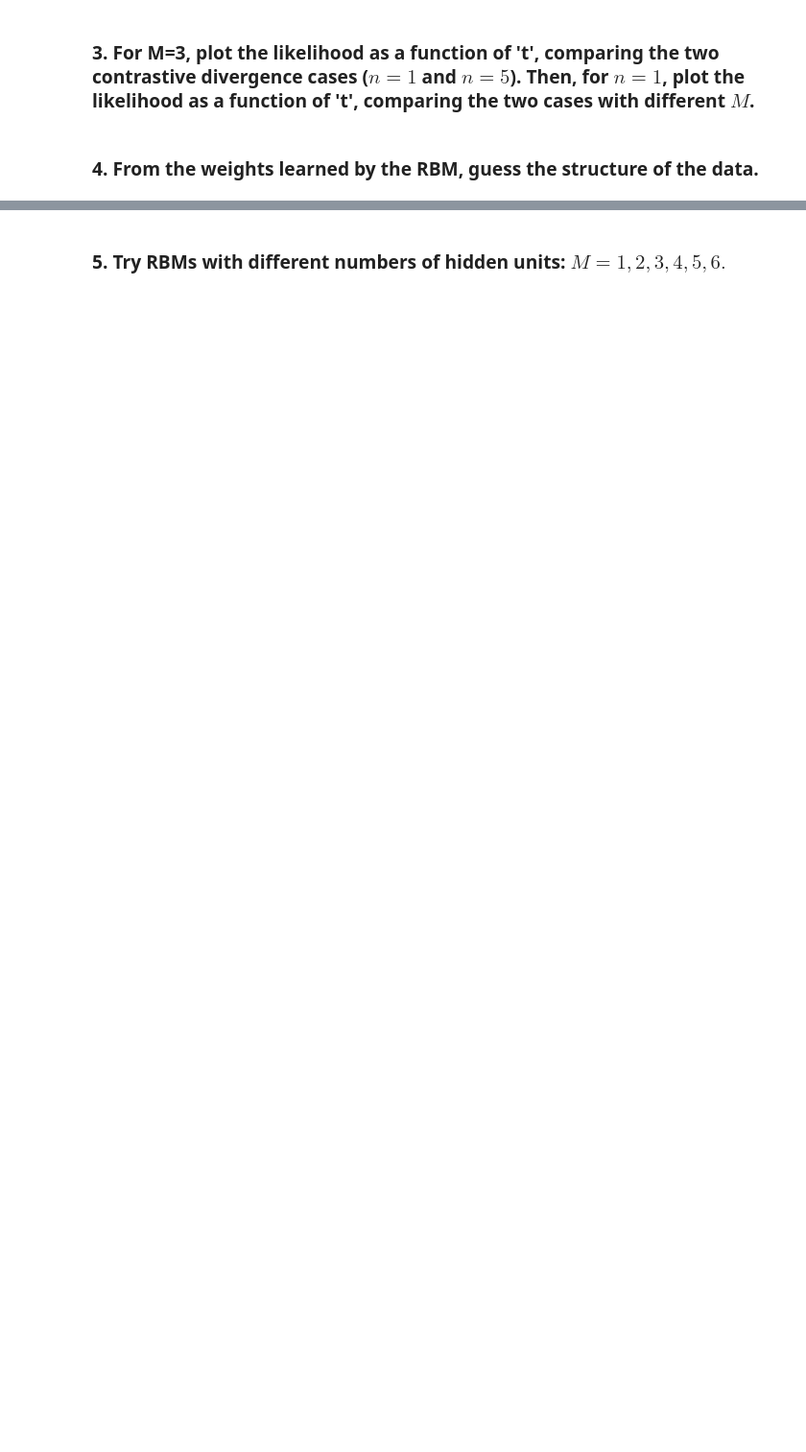
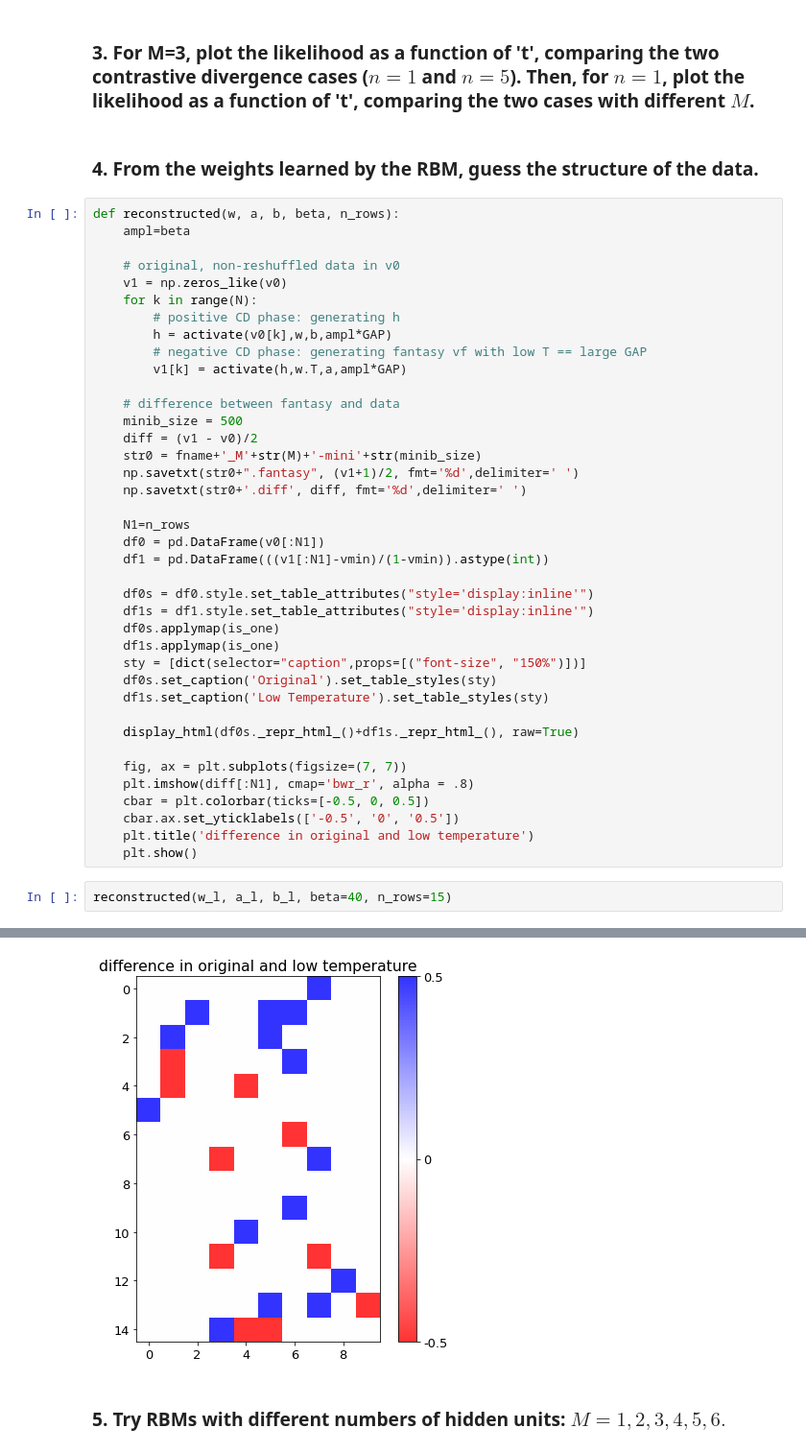
Before and after one commit to LauraRavagnani/LCP_mod_B, a Jupyter notebook: Ex4/RBM_24-giulia.ipynb, the cells around one changed output, grey strips where cells are left out. Shown at 96% size. Drawn from its saved outputs; the diff is of its cells as text; blank space fills up the shorter version.

```diff
--- a/Ex4/RBM_24-giulia.ipynb
+++ b/Ex4/RBM_24-giulia.ipynb
@@ -652,3 +659,45 @@ plt.show()
 ### 3. For M=3, plot the likelihood as a function of 't', comparing the two contrastive divergence cases ($n=1$ and $n=5$). Then, for $n=1$, plot the likelihood as a function of 't', comparing the two cases with different $M$.
 # %% [markdown]
 ### 4. From the weights learned by the RBM, guess the structure of the data.
+# %%
+def reconstructed(w, a, b, beta, n_rows):
+    ampl=beta
+
+    # original, non-reshuffled data in v0
+    v1 = np.zeros_like(v0)
+    for k in range(N):
+        # positive CD phase: generating h
+        h = activate(v0[k],w,b,ampl*GAP)
+        # negative CD phase: generating fantasy vf with low T == large GAP
+        v1[k] = activate(h,w.T,a,ampl*GAP)
+
+    # difference between fantasy and data
+    minib_size = 500
+    diff = (v1 - v0)/2
+    str0 = fname+'_M'+str(M)+'-mini'+str(minib_size)
+    np.savetxt(str0+".fantasy", (v1+1)/2, fmt='%d',delimiter=' ')
+    np.savetxt(str0+'.diff', diff, fmt='%d',delimiter=' ')
+
+    N1=n_rows
+    df0 = pd.DataFrame(v0[:N1])
+    df1 = pd.DataFrame(((v1[:N1]-vmin)/(1-vmin)).astype(int))
+
+    df0s = df0.style.set_table_attributes("style='display:inline'")
+    df1s = df1.style.set_table_attributes("style='display:inline'")
+    df0s.applymap(is_one)
+    df1s.applymap(is_one)
+    sty = [dict(selector="caption",props=[("font-size", "150%")])]
+    df0s.set_caption('Original').set_table_styles(sty)
+    df1s.set_caption('Low Temperature').set_table_styles(sty)
+
+    display_html(df0s._repr_html_()+df1s._repr_html_(), raw=True)
+
+    fig, ax = plt.subplots(figsize=(7, 7))
+    plt.imshow(diff[:N1], cmap='bwr_r', alpha = .8)
+    cbar = plt.colorbar(ticks=[-0.5, 0, 0.5])
+    cbar.ax.set_yticklabels(['-0.5', '0', '0.5'])
+    plt.title('difference in original and low temperature')
+    plt.show()
+# %%
+reconstructed(w_l, a_l, b_l, beta=40, n_rows=15)
+# %% [output]
@@ -655,2 +738,3 @@ plt.show()
+[figure, added]
 # %% [markdown]
 ### 5. Try RBMs with different numbers of hidden units: $M=1,2,3,4,5,6.$
```
Also changed, not shown: parts of 14 cells of this notebook.
